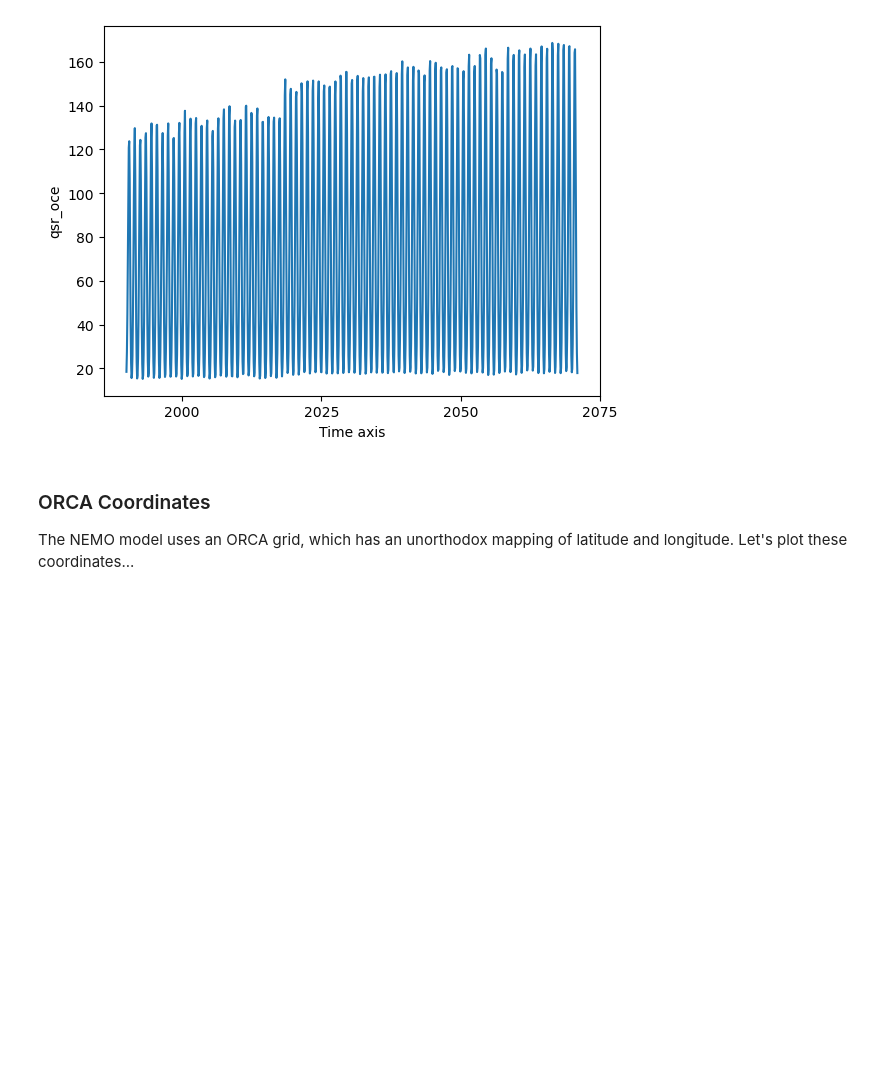
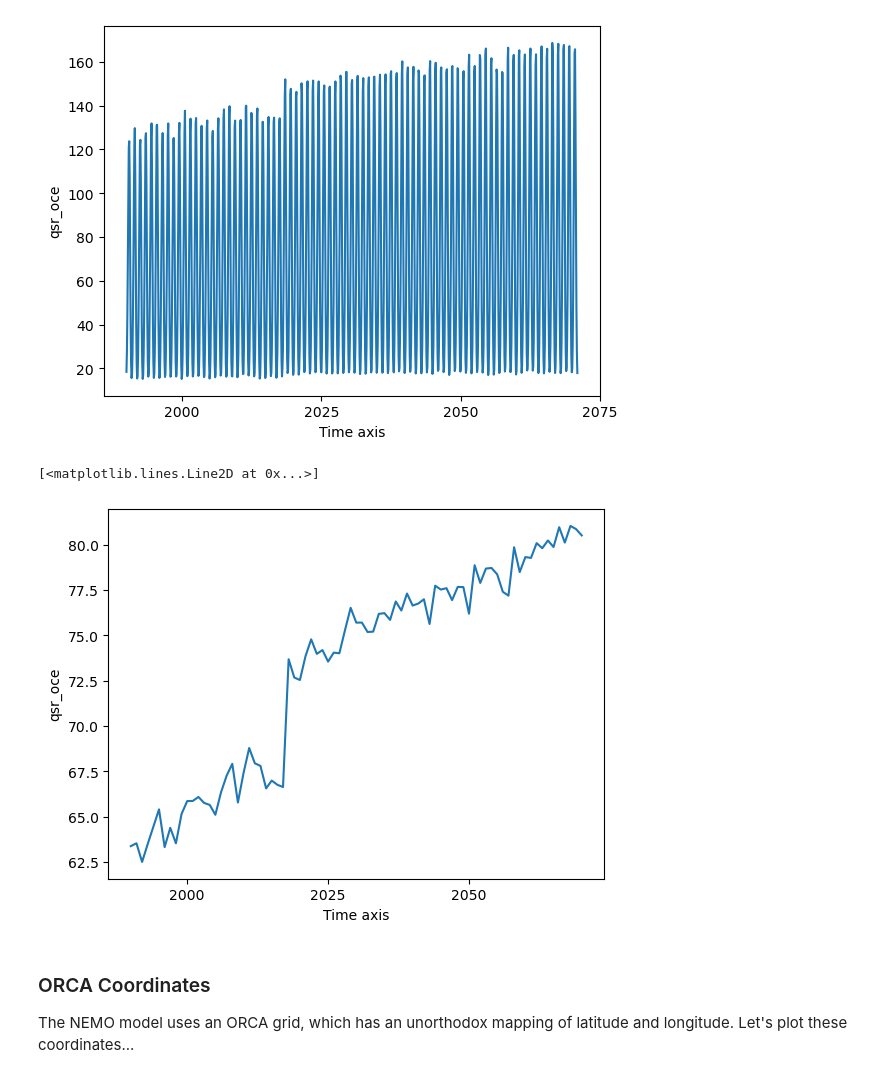
Before and after one commit to NOC-MSM/ARIA_workshop, a Jupyter notebook: Challenges/Challenge1.ipynb, the cells around one changed output. Saved outputs shown, nothing was run; the diff lists cells and outputs as text; code cells hidden in the pictures; blank space fills up the shorter version.

```diff
--- a/Challenges/Challenge1.ipynb
+++ b/Challenges/Challenge1.ipynb
@@ -91,6 +93,12 @@ tos_mean.plot() # the xarray plot function allows us to quickly plot data
 # %% [output]
 [<matplotlib.lines.Line2D at 0x...>]
 [figure]
+# %%
+monthly_tos = tos_mean.resample(time_counter="YS").mean()
+monthly_tos.plot() # interesting
+# %% [output]
+[<matplotlib.lines.Line2D at 0x...>]
+[figure, added]
 # %% [markdown]
 ### ORCA Coordinates
 The NEMO model uses an ORCA grid, which has an unorthodox mapping of latitude and longitude.
```
Also changed, not shown: parts of 3 cells of this notebook, 1 other file.
